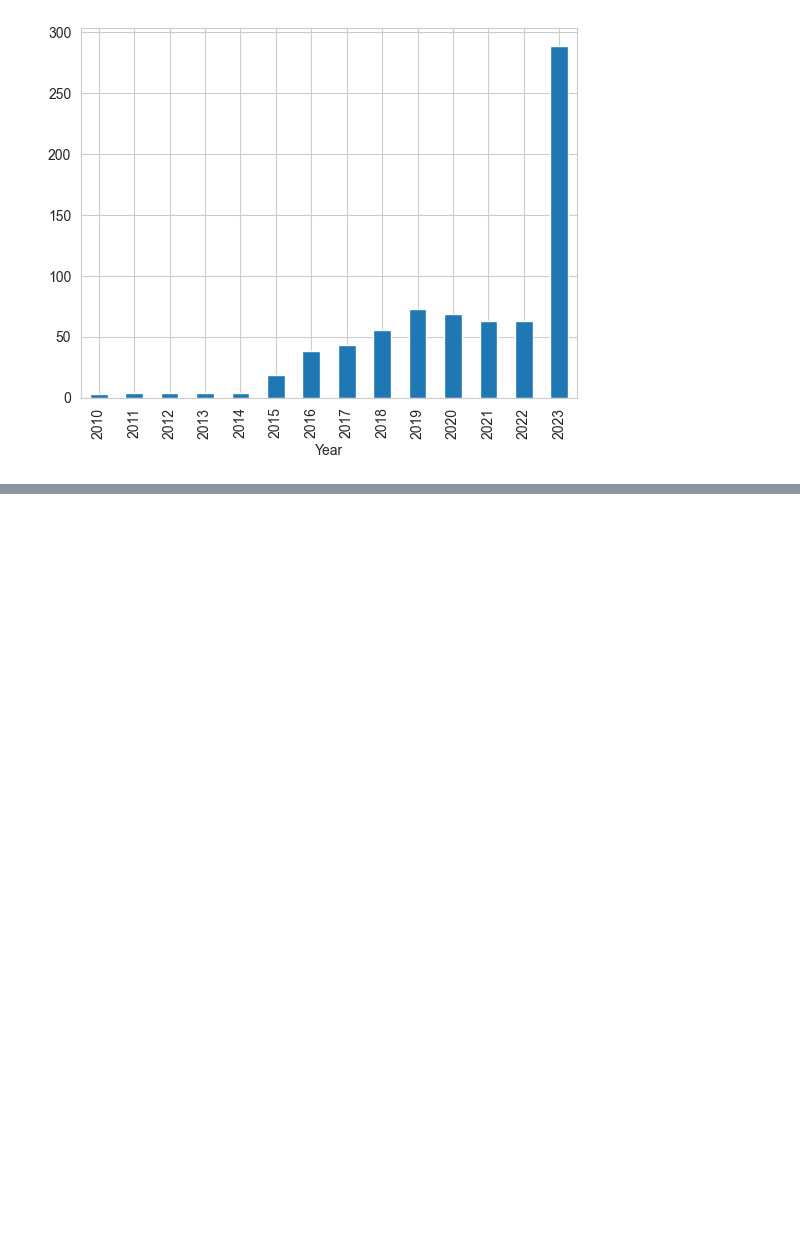
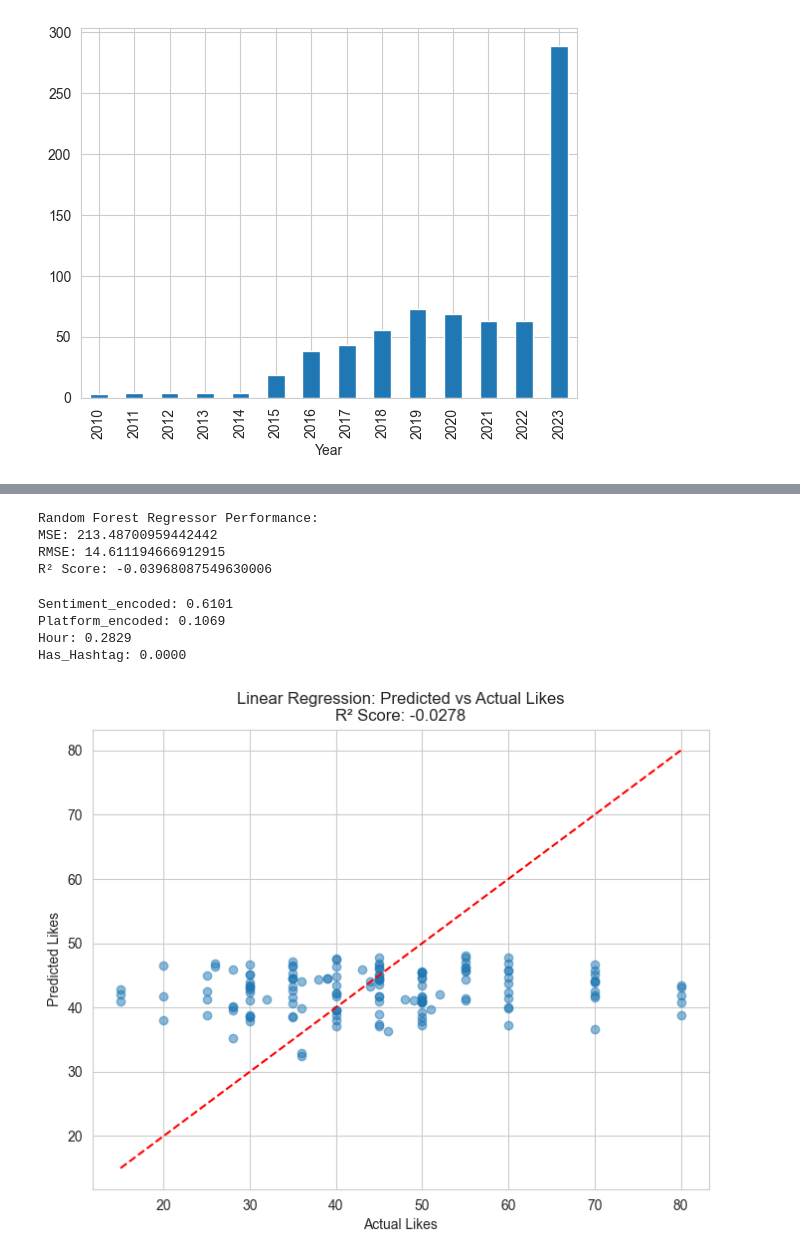
Before and after one commit to samridhsri/social-media-sentiment-analysis, a Jupyter notebook: notebook.ipynb, the cells around one changed output, grey strips where cells are left out. Drawn from its saved outputs; the diff is of its cells as text; code cells hidden in the pictures; blank space fills up the shorter version.

```diff
--- a/notebook.ipynb
+++ b/notebook.ipynb
@@ -277,0 +523,6 @@ df['Year'].value_counts().sort_index().plot(kind='bar')
+# %%
+# Create new binary column
+df['Has_Hashtag'] = df['Hashtags'].apply(lambda x: 0 if pd.isna(x) or str(x).strip() == '' else 1)
+
+# Quick check
+print(df['Has_Hashtag'].value_counts())
@@ -277,0 +533,26 @@ df['Year'].value_counts().sort_index().plot(kind='bar')
+# %%
+# Feature list now includes Has_Hashtag
+features = ['Sentiment_encoded', 'Platform_encoded', 'Hour', 'Has_Hashtag']
+
+X = df[features]
+y = df['Likes']  # Now predict actual likes (continuous target)
+# %%
+from sklearn.model_selection import train_test_split
+
+X_train, X_test, y_train, y_test = train_test_split(X, y, test_size=0.2, random_state=42)
+# %%
+### Linear Regression ###
+
+from sklearn.linear_model import LinearRegression
+from sklearn.metrics import mean_squared_error, r2_score
+
+linreg = LinearRegression()
+linreg.fit(X_train, y_train)
+
+y_pred_linreg = linreg.predict(X_test)
+
+# Evaluation
+print("Linear Regression Performance:")
+print("MSE:", mean_squared_error(y_test, y_pred_linreg))
+print("RMSE:", np.sqrt(mean_squared_error(y_test, y_pred_linreg)))
+print("R² Score:", r2_score(y_test, y_pred_linreg))
@@ -277,0 +564,46 @@ df['Year'].value_counts().sort_index().plot(kind='bar')
+# %%
+### Train a Random Forest Regressor
+
+from sklearn.ensemble import RandomForestRegressor
+
+rfr = RandomForestRegressor(random_state=42)
+rfr.fit(X_train, y_train)
+
+y_pred_rfr = rfr.predict(X_test)
+
+# Evaluation
+print("\nRandom Forest Regressor Performance:")
+print("MSE:", mean_squared_error(y_test, y_pred_rfr))
+print("RMSE:", np.sqrt(mean_squared_error(y_test, y_pred_rfr)))
+print("R² Score:", r2_score(y_test, y_pred_rfr))
+# %% [output]
+Random Forest Regressor Performance:
+MSE: 213.48700959442442
+RMSE: 14.611194666912915
+R² Score: -0.03968087549630006
+# %%
+## Importance of Features ##
+
+importances = rfr.feature_importances_
+
+for feature, importance in zip(features, importances):
+    print(f"{feature}: {importance:.4f}")
+# %% [output]
+Sentiment_encoded: 0.6101
+Platform_encoded: 0.1069
+Hour: 0.2829
+Has_Hashtag: 0.0000
+# %%
+# For Linear Regression
+r2_linreg = r2_score(y_test, y_pred_linreg)
+
+plt.figure(figsize=(8,6))
+plt.scatter(y_test, y_pred_linreg, alpha=0.5)
+plt.plot([y_test.min(), y_test.max()], [y_test.min(), y_test.max()], 'r--')
+plt.xlabel('Actual Likes')
+plt.ylabel('Predicted Likes')
+plt.title(f'Linear Regression: Predicted vs Actual Likes\nR² Score: {r2_linreg:.4f}')
+plt.grid(True)
+plt.show()
+# %% [output]
+[figure, added]
```
Also changed, not shown: parts of 32 cells of this notebook.
